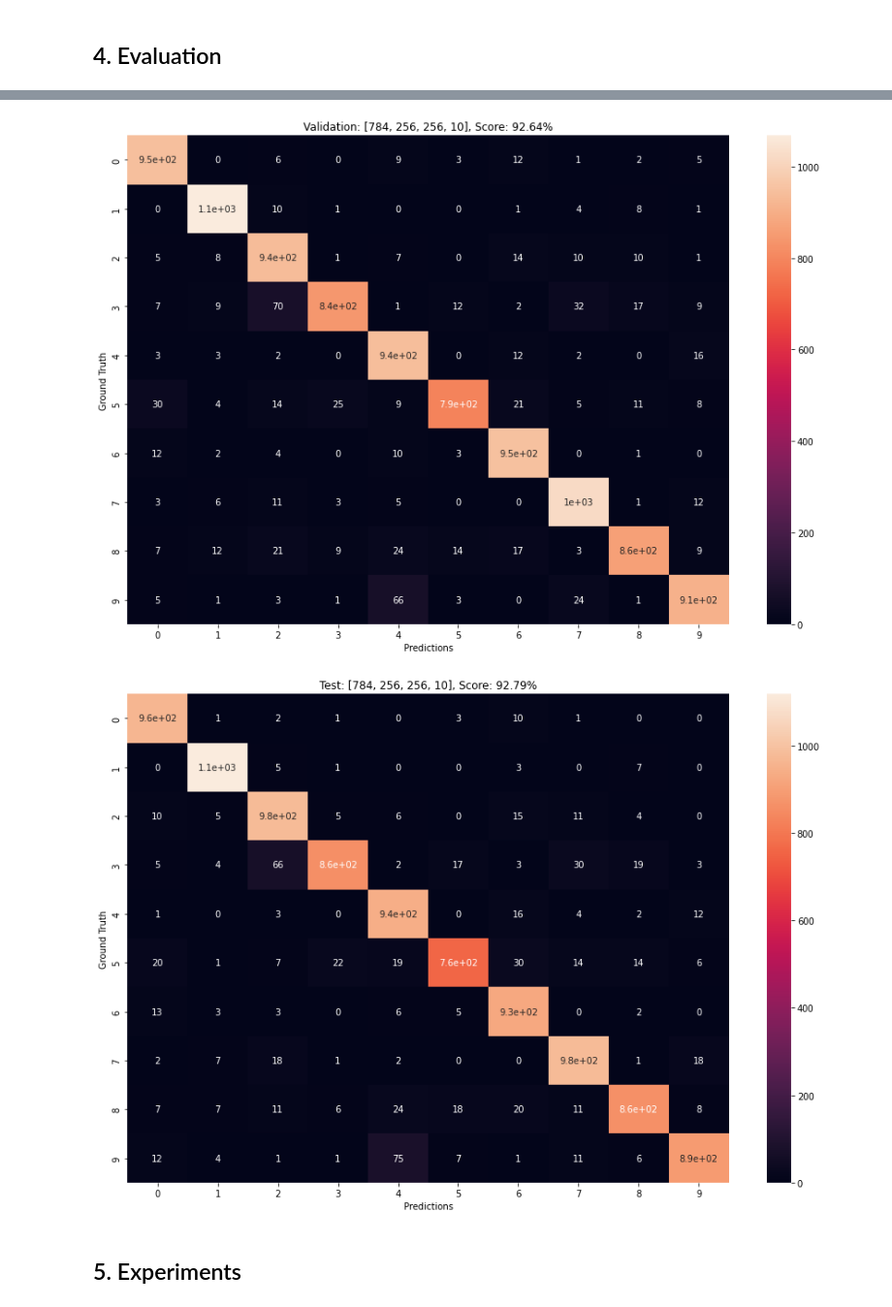
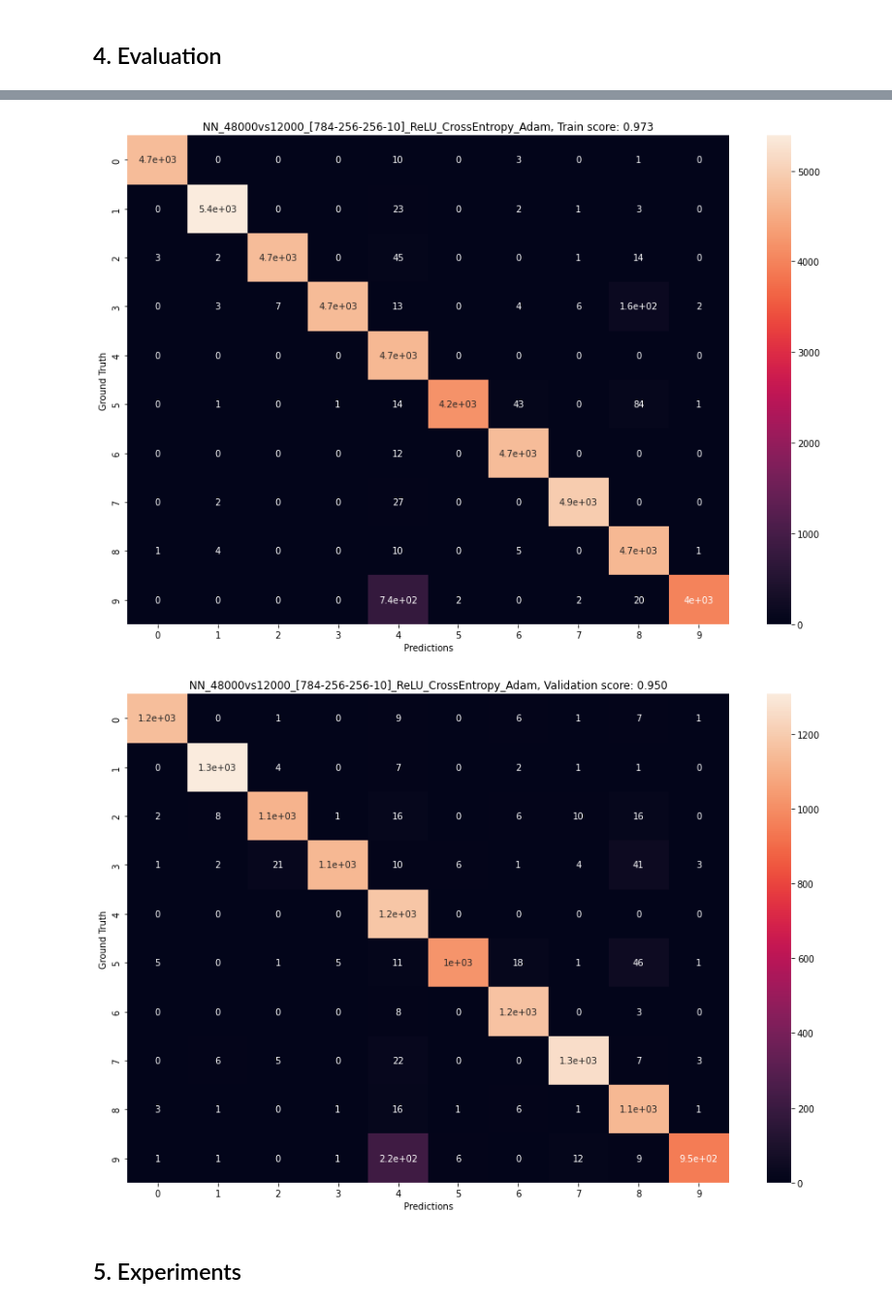
Before and after one commit to OmriGruman/intro-to-machine-learning, a Jupyter notebook: neural_network/neural_network.ipynb, the cells around one changed output, grey strips where cells are left out. Shown: that part at 97% size. Drawn from its saved outputs; the diff is of its cells as text; code cells hidden in the pictures.

```diff
--- a/neural_network/neural_network.ipynb
+++ b/neural_network/neural_network.ipynb
@@ -85,6 +90,14 @@ class Tanh(Activation):
 
     def grad(self, x):
         return 1 - self.func(x) ** 2
+# %%
+class Loss:
+    def __call__(self, y_true, y_pred):
+        assert False
+
+class CrossEntropy(Loss):
+    def __call__(self, y_true, probabilities):
+        return -np.log(probabilities[np.arange(y_true.size), y_true]).sum() / y_true.size
 # %%
 class Optimizer:
     def __init__(self, weights, gradients):
@@ -253,5 +292,5 @@ def plot_confusion_matrix(clf, X, y, tag):
     sns.heatmap(cm, annot=cm)
     plt.ylabel("Ground Truth")
     plt.xlabel("Predictions")
-    plt.title(f'{tag}: {clf.layer_sizes}, Score: {100 * clf.score(X, y):.2f}%')
+    plt.title(f'{clf}, {tag} score: {clf.score(X, y):.3f}')
     plt.show()
@@ -262,11 +297,11 @@ plot_confusion_matrix(nn_clf, X_train_flat, y_train, "Train")
-# %%
-plot_confusion_matrix(nn_clf, X_val_flat, y_val, "Validation")
-# %% [output]
-[figure, removed]
-# %%
-plot_confusion_matrix(nn_clf, X_test_flat, y_test, "Test")
-# %% [output]
-[figure, removed]
+# %%
+nn_clf = load_model(nn_clf_path)
+
+plot_confusion_matrix(nn_clf, X_train_flat[nn_clf.train_rows, :], y_train[nn_clf.train_rows], "Train")
+plot_confusion_matrix(nn_clf, X_train_flat[nn_clf.val_rows, :], y_train[nn_clf.val_rows], "Validation")
+# %% [output]
+[figure, added]
+[figure, added]
 # %% [markdown]
 ## 5. Experiments
 # %%
```
Also changed, not shown: parts of 10 cells of this notebook, 1 other file.
